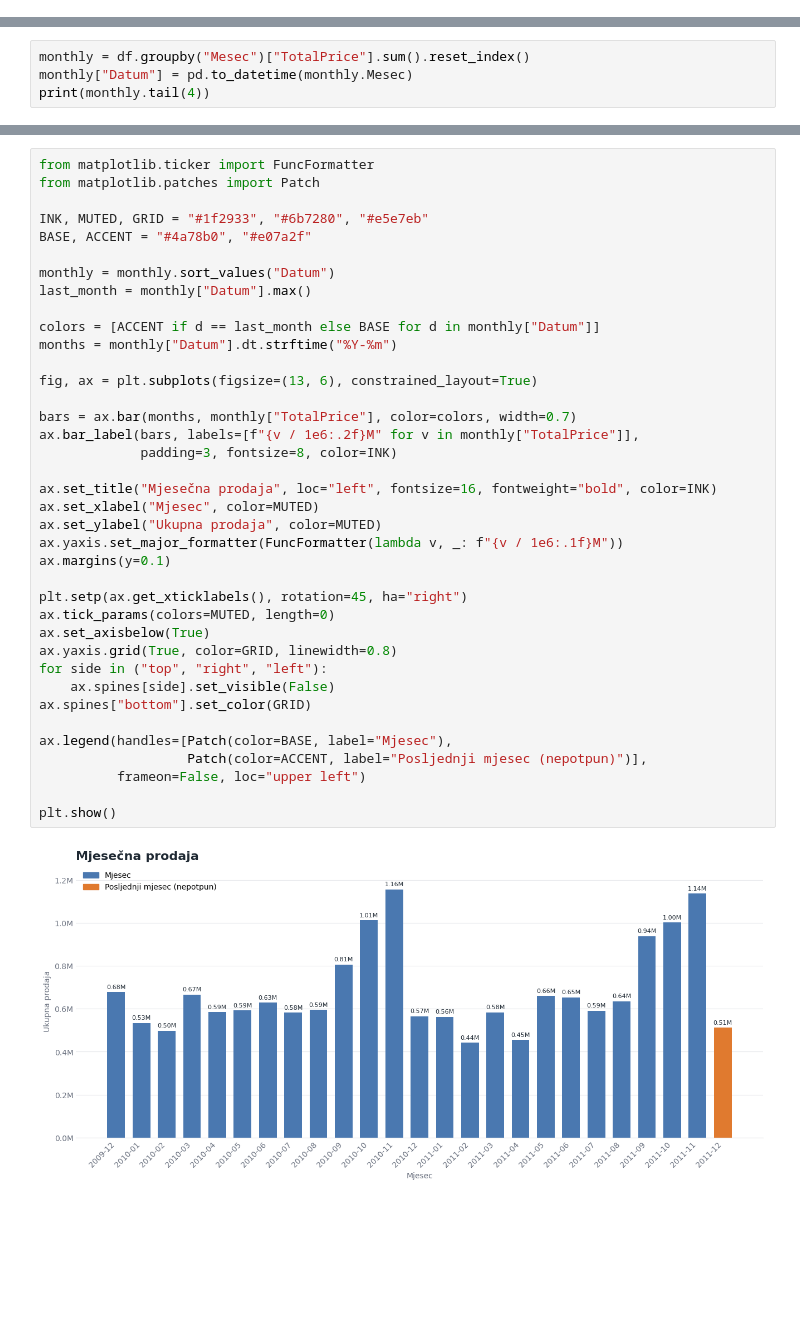
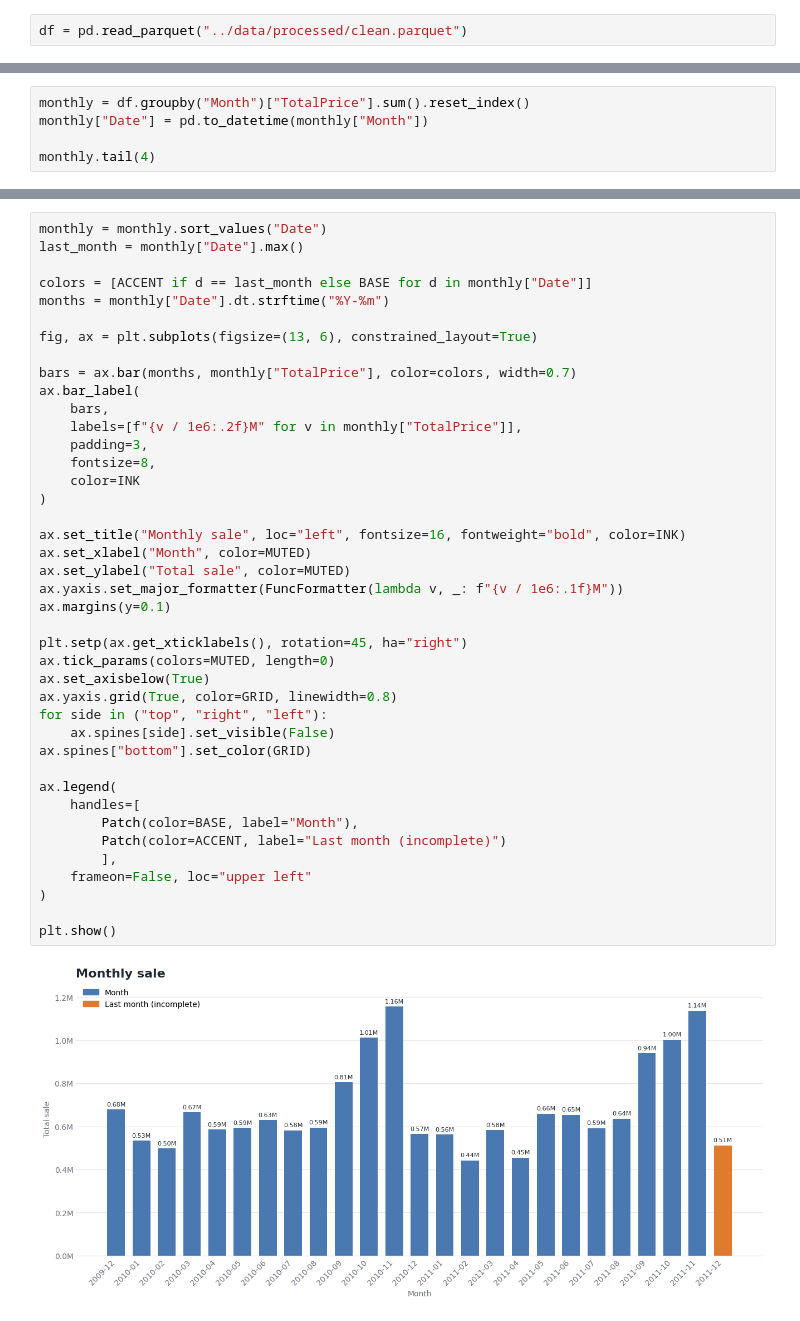
Before and after one commit to aaleksaacic/online-shop-analytics, a Jupyter notebook: notebooks/02_eda.ipynb, the cells around one changed output, grey strips where cells are left out. Cells and saved outputs as stored; diff of their text form; blank space fills up the shorter version.

```diff
--- a/notebooks/02_eda.ipynb
+++ b/notebooks/02_eda.ipynb
@@ -7,0 +12,2 @@ df = pd.read_parquet("../data/cisto.parquet")
+# %%
+df = pd.read_parquet("../data/processed/clean.parquet")
@@ -251,5 +238,6 @@ draw_by_countries(by_countries.drop("United Kingdom"), "Prodaja po državama (be
 # %%
-monthly = df.groupby("Mesec")["TotalPrice"].sum().reset_index()
-monthly["Datum"] = pd.to_datetime(monthly.Mesec)
-print(monthly.tail(4))
+monthly = df.groupby("Month")["TotalPrice"].sum().reset_index()
+monthly["Date"] = pd.to_datetime(monthly["Month"])
+
+monthly.tail(4)
 # %% [output]
@@ -265,42 +253,45 @@ Posljednji datum 2011-12-09 12:50:00
 # %%
-from matplotlib.ticker import FuncFormatter
-from matplotlib.patches import Patch
+monthly = monthly.sort_values("Date")
+last_month = monthly["Date"].max()
 
-INK, MUTED, GRID = "#1f2933", "#6b7280", "#e5e7eb"
-BASE, ACCENT = "#4a78b0", "#e07a2f"
-
-monthly = monthly.sort_values("Datum")
-last_month = monthly["Datum"].max()
-
-colors = [ACCENT if d == last_month else BASE for d in monthly["Datum"]]
-months = monthly["Datum"].dt.strftime("%Y-%m")
+colors = [ACCENT if d == last_month else BASE for d in monthly["Date"]]
+months = monthly["Date"].dt.strftime("%Y-%m")
 
 fig, ax = plt.subplots(figsize=(13, 6), constrained_layout=True)
 
 bars = ax.bar(months, monthly["TotalPrice"], color=colors, width=0.7)
-ax.bar_label(bars, labels=[f"{v / 1e6:.2f}M" for v in monthly["TotalPrice"]],
-             padding=3, fontsize=8, color=INK)
+ax.bar_label(
+    bars,
+    labels=[f"{v / 1e6:.2f}M" for v in monthly["TotalPrice"]],
+    padding=3,
+    fontsize=8,
+    color=INK
+)
 
-ax.set_title("Mjesečna prodaja", loc="left", fontsize=16, fontweight="bold", color=INK)
-ax.set_xlabel("Mjesec", color=MUTED)
-ax.set_ylabel("Ukupna prodaja", color=MUTED)
+ax.set_title("Monthly sale", loc="left", fontsize=16, fontweight="bold", color=INK)
+ax.set_xlabel("Month", color=MUTED)
+ax.set_ylabel("Total sale", color=MUTED)
 ax.yaxis.set_major_formatter(FuncFormatter(lambda v, _: f"{v / 1e6:.1f}M"))
 ax.margins(y=0.1)
 
 plt.setp(ax.get_xticklabels(), rotation=45, ha="right")
 ax.tick_params(colors=MUTED, length=0)
 ax.set_axisbelow(True)
 ax.yaxis.grid(True, color=GRID, linewidth=0.8)
 for side in ("top", "right", "left"):
     ax.spines[side].set_visible(False)
 ax.spines["bottom"].set_color(GRID)
 
-ax.legend(handles=[Patch(color=BASE, label="Mjesec"),
-                   Patch(color=ACCENT, label="Posljednji mjesec (nepotpun)")],
-          frameon=False, loc="upper left")
+ax.legend(
+    handles=[
+        Patch(color=BASE, label="Month"),
+        Patch(color=ACCENT, label="Last month (incomplete)")
+        ],
+    frameon=False, loc="upper left"
+)
 
 plt.show()
 # %% [output]
-[figure, old version]
+[figure, new version]
 # %%
 complete_months = monthly.iloc[:-1]
```
Also changed, not shown: parts of 35 cells of this notebook.
